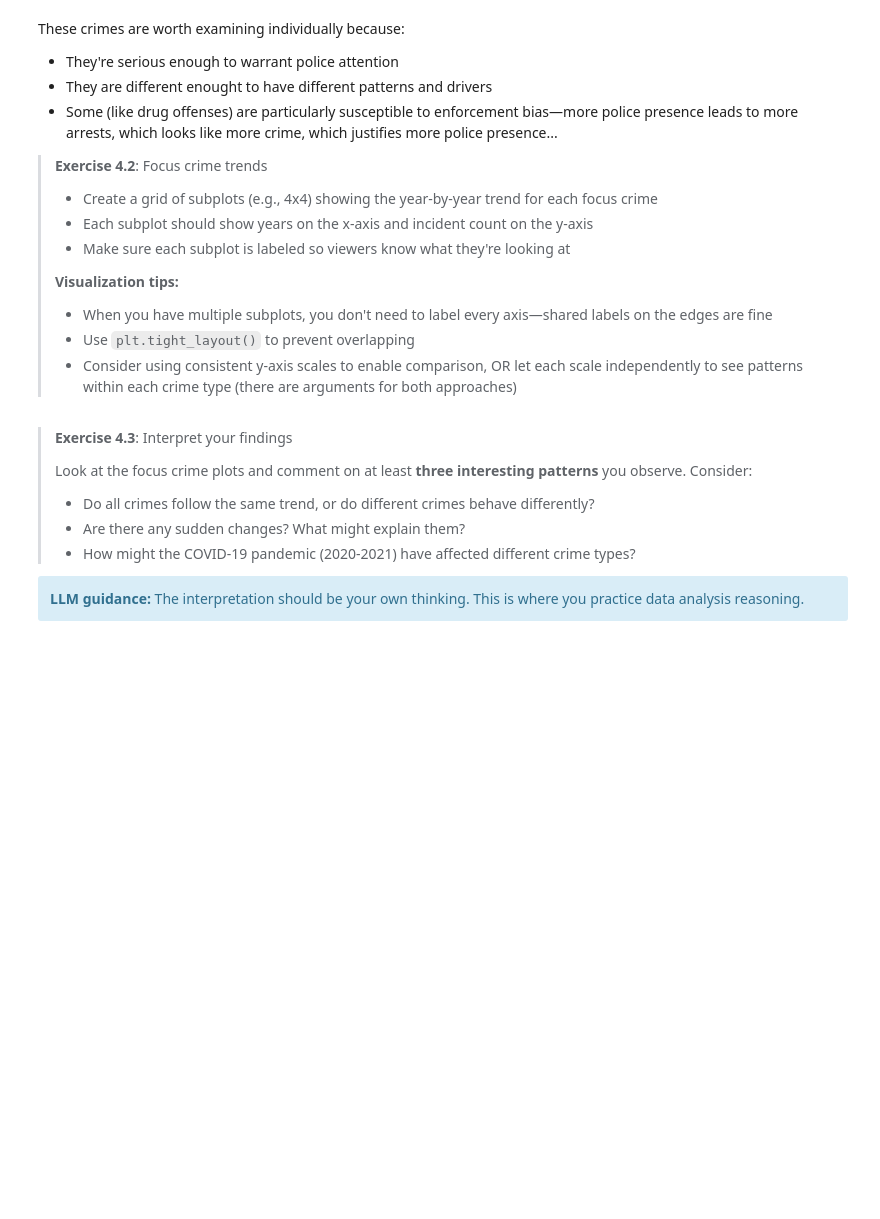
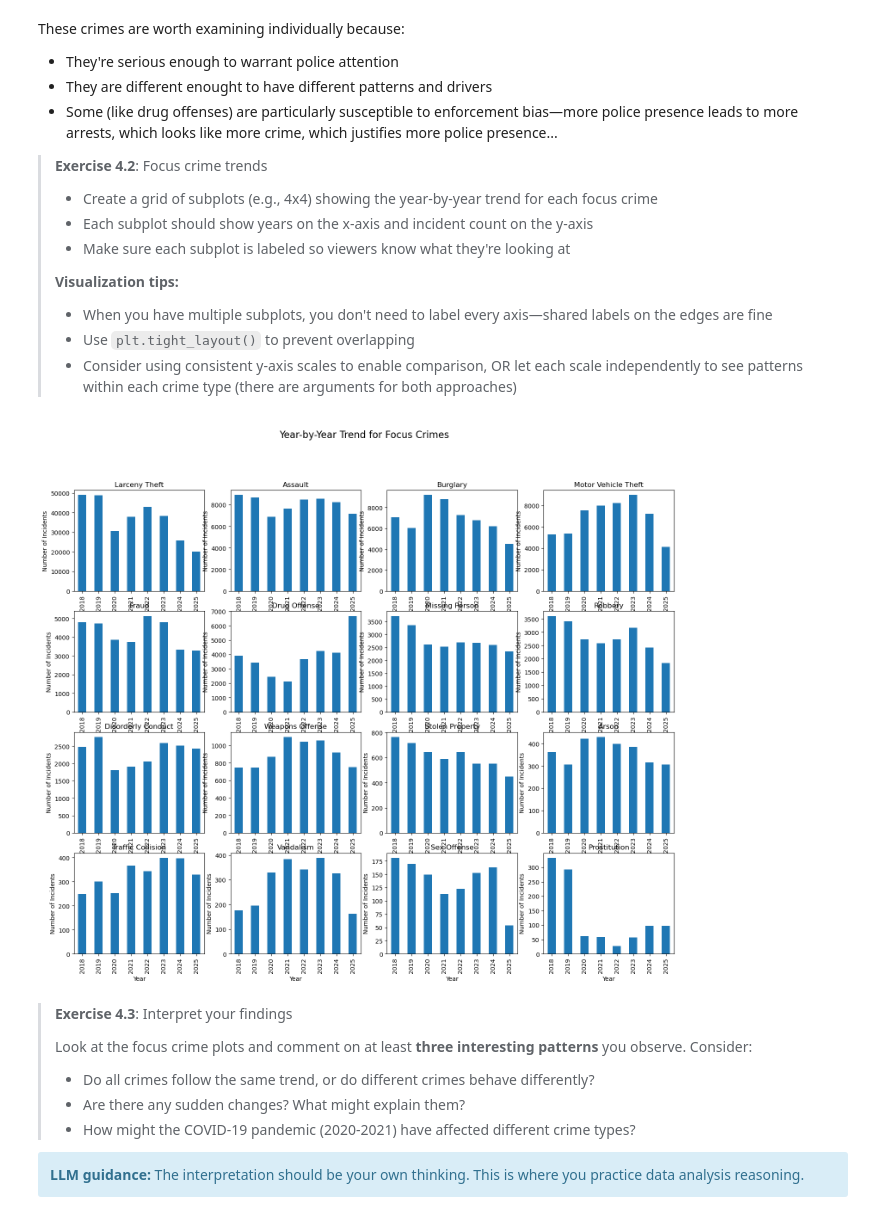
Before and after one commit to veronikal24/SocialDataVisualization, a Jupyter notebook: week1/Week1.ipynb, the cells around one changed output. Saved outputs shown, nothing was run; the diff lists cells and outputs as text; code cells hidden in the pictures; blank space fills up the shorter version.

```diff
--- a/week1/Week1.ipynb
+++ b/week1/Week1.ipynb
@@ -289,6 +289,26 @@ These crimes are worth examining individually because:
 > * When you have multiple subplots, you don't need to label every axis—shared labels on the edges are fine
 > * Use `plt.tight_layout()` to prevent overlapping
 > * Consider using consistent y-axis scales to enable comparison, OR let each scale independently to see patterns within each crime type (there are arguments for both approaches)
+# %%
+# DTU
+# Create a grid of subplots (e.g., 4x4) showing the year-by-year trend for each focus crime
+#  Each subplot should show years on the x-axis and incident count on the y-axis
+# Make sure each subplot is labeled so viewers know what they're looking at
+
+#TODO
+#add more space between plots
+
+fig, axes = plt.subplots(4, 4, figsize=(18, 14))
+fig.suptitle('Year-by-Year Trend for Focus Crimes', fontsize=16)
+for i, crime in enumerate(focus_crimes):
+    ax = axes[i // 4, i % 4]
+    crime_data = df[df['Incident Category'] == crime]
+    incidents_per_year = crime_data['Year'].value_counts().sort_index()
+    incidents_per_year.plot.bar(ax=ax, title=crime)
+    ax.set_xlabel('Year')
+    ax.set_ylabel('Number of Incidents')
+# %% [output]
+[figure, added]
 # %% [markdown]
 > **Exercise 4.3**: Interpret your findings
 >
```
